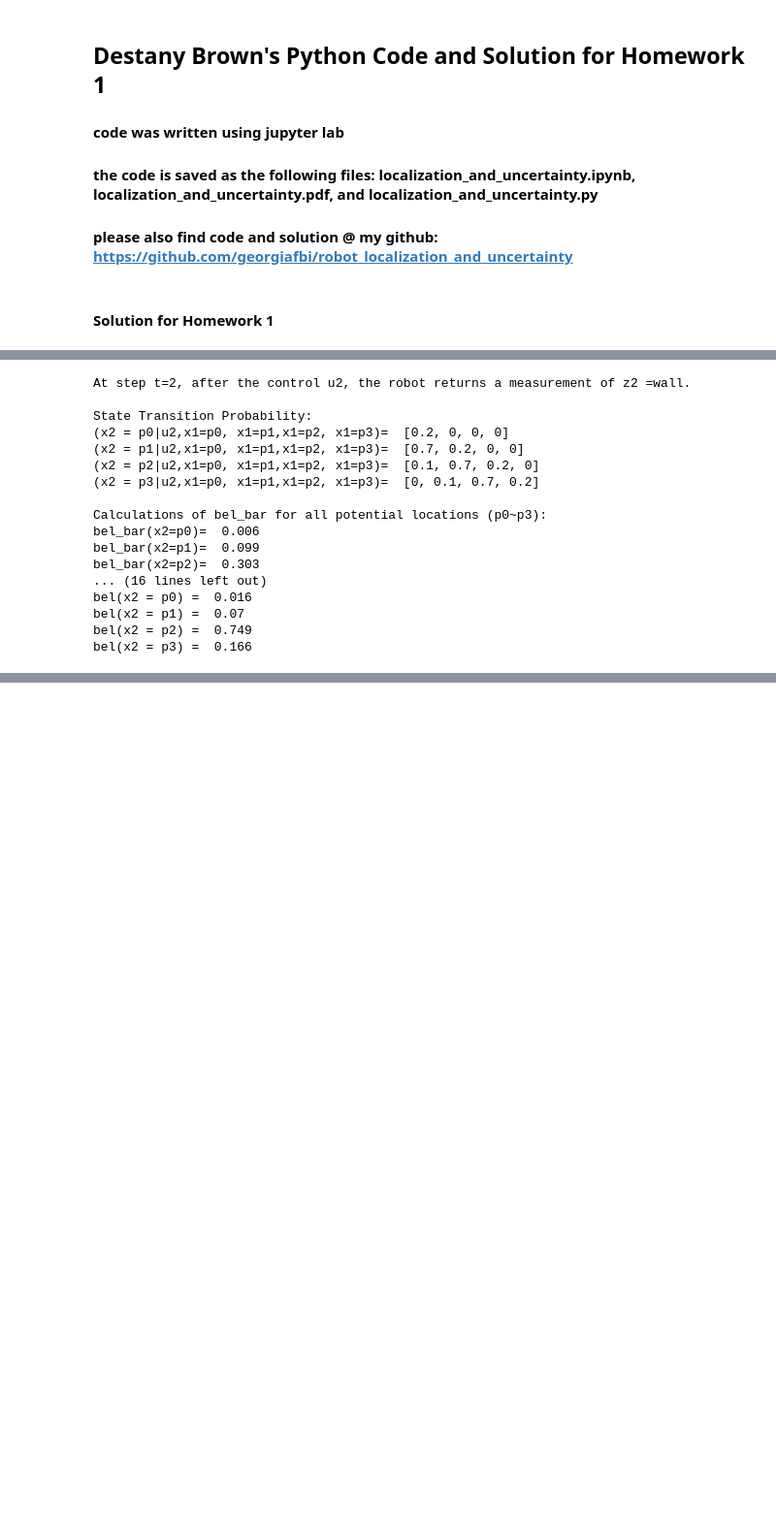
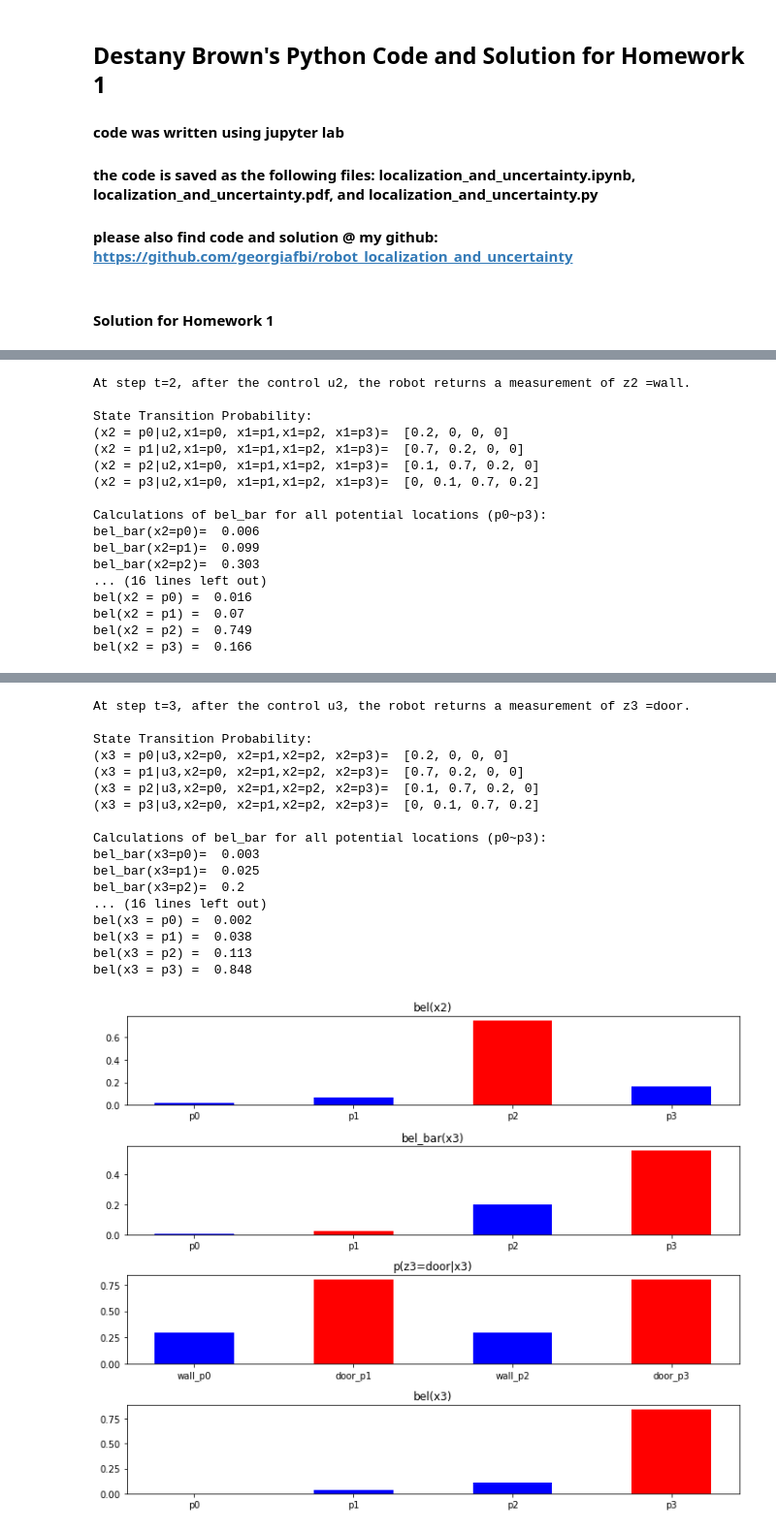
Before and after one commit to georgiafbi/robot_localization_and_uncertainty, a Jupyter notebook: localization_and_uncertainty.ipynb, the cells around one changed output, grey strips where cells are left out. Shown at 97% size. Cells and saved outputs as stored; diff of their text form; code cells hidden in the pictures; blank space fills up the shorter version.

Commit message:
code will run for 4 steps now

```diff
--- a/localization_and_uncertainty.ipynb
+++ b/localization_and_uncertainty.ipynb
@@ -167,20 +167,20 @@ def bayes_filter(bel_x, z,step):
 
 #the robot_localization function initializes the robot's belief of its initial position and sets what features it can detect
 #the robot_localization function also runs the function bayes_filter
-def robot_localization():
-    sense=["door","wall"]
+def robot_localization(t):
+    sense=["door","wall","door","wall"]
     bel_x=[{"p0":0.25,"p1":0.25,"p2":0.25,"p3":0.25}]
     #state_trans_prob,bel_bar,η_dict,step_dict,new_bel,sense=0
 
 
-    for step in range(2):
+    for step in range(t):
         #bayes_filter function returns a new belief of where the robot thinks it's at
         bel=bayes_filter(bel_x[step],sense[step],step)
         bel_x.append(bel)
 # %% [markdown]
 #### Solution for Homework 1
 # %%
-robot_localization()
+robot_localization(3)
 # %% [output]
 Initial Position:
 bel(x0 = p0) =  0.25
@@ -191,30 +191,48 @@ bel(x0 = p3) =  0.25
 At step t=1, after the control u1, the robot returns a measurement of z1 =door.
 
 State Transition Probability:
 (x1 = p0|u1,x0=p0, x0=p1,x0=p2, x0=p3)=  [0.2, 0, 0, 0]
 (x1 = p1|u1,x0=p0, x0=p1,x0=p2, x0=p3)=  [0.7, 0.2, 0, 0]
 (x1 = p2|u1,x0=p0, x0=p1,x0=p2, x0=p3)=  [0.1, 0.7, 0.2, 0]
 ... (22 lines left out)
 bel(x1 = p0) =  0.032
 bel(x1 = p1) =  0.383
 bel(x1 = p2) =  0.16
 bel(x1 = p3) =  0.426
 [figure]
 At step t=2, after the control u2, the robot returns a measurement of z2 =wall.
 
 State Transition Probability:
 (x2 = p0|u2,x1=p0, x1=p1,x1=p2, x1=p3)=  [0.2, 0, 0, 0]
 (x2 = p1|u2,x1=p0, x1=p1,x1=p2, x1=p3)=  [0.7, 0.2, 0, 0]
 (x2 = p2|u2,x1=p0, x1=p1,x1=p2, x1=p3)=  [0.1, 0.7, 0.2, 0]
 (x2 = p3|u2,x1=p0, x1=p1,x1=p2, x1=p3)=  [0, 0.1, 0.7, 0.2]
 
 Calculations of bel_bar for all potential locations (p0~p3):
 bel_bar(x2=p0)=  0.006
 bel_bar(x2=p1)=  0.099
 bel_bar(x2=p2)=  0.303
 ... (16 lines left out)
 bel(x2 = p0) =  0.016
 bel(x2 = p1) =  0.07
 bel(x2 = p2) =  0.749
 bel(x2 = p3) =  0.166
 [figure]
+At step t=3, after the control u3, the robot returns a measurement of z3 =door.
+
+State Transition Probability:
+(x3 = p0|u3,x2=p0, x2=p1,x2=p2, x2=p3)=  [0.2, 0, 0, 0]
+(x3 = p1|u3,x2=p0, x2=p1,x2=p2, x2=p3)=  [0.7, 0.2, 0, 0]
+(x3 = p2|u3,x2=p0, x2=p1,x2=p2, x2=p3)=  [0.1, 0.7, 0.2, 0]
+(x3 = p3|u3,x2=p0, x2=p1,x2=p2, x2=p3)=  [0, 0.1, 0.7, 0.2]
+
+Calculations of bel_bar for all potential locations (p0~p3):
+bel_bar(x3=p0)=  0.003
+bel_bar(x3=p1)=  0.025
+bel_bar(x3=p2)=  0.2
+... (16 lines left out)
+bel(x3 = p0) =  0.002
+bel(x3 = p1) =  0.038
+bel(x3 = p2) =  0.113
+bel(x3 = p3) =  0.848
+[figure, added]
```
